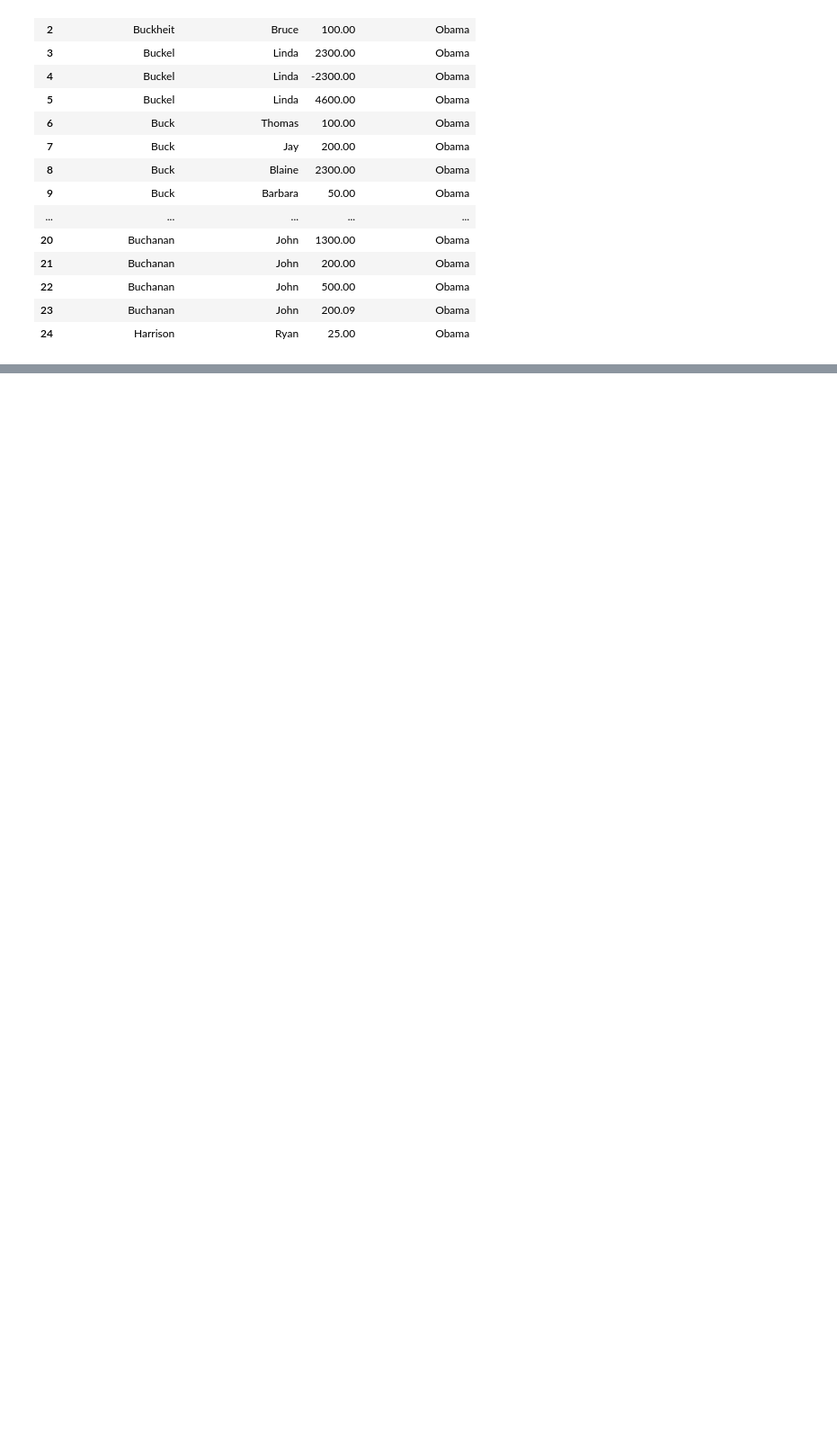
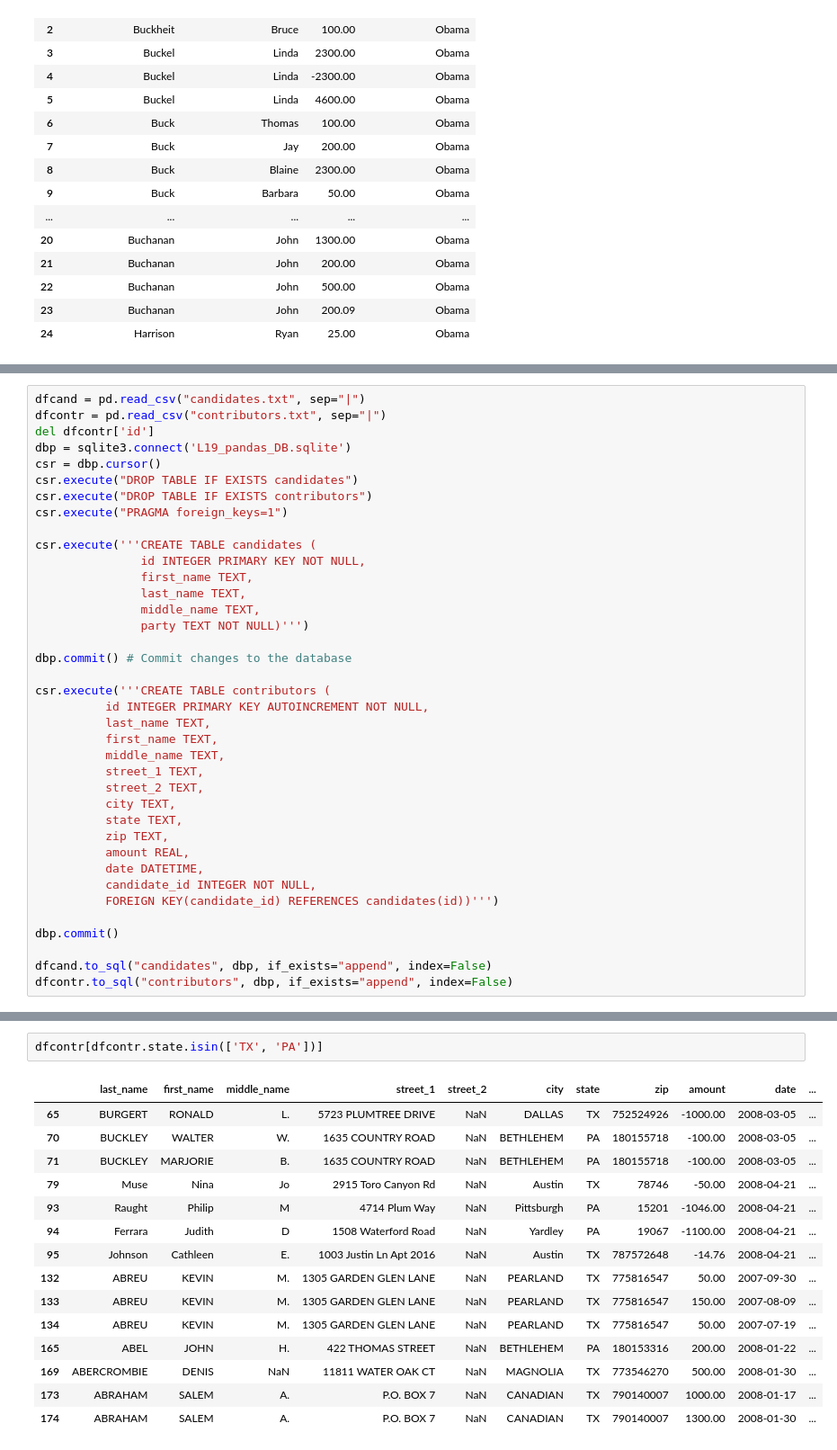
Before and after one commit to Hulalazz/cs207-F17, a Jupyter notebook: lectures/L19/L19-test.ipynb, the cells around one changed output, grey strips where cells are left out. Shown: that part at 90% size. Drawn from its saved outputs; the diff is of its cells as text; blank space fills up the shorter version.

Commit message:
Updates to L19.  Halfway through joins with pandas.

```diff
--- a/lectures/L19/L19-test.ipynb
+++ b/lectures/L19/L19-test.ipynb
@@ -548,0 +551,38 @@ viz_tables(["contributors.last_name", "contributors.first_name", "amount", "cand
+# %%
+dfcand = pd.read_csv("candidates.txt", sep="|")
+dfcontr = pd.read_csv("contributors.txt", sep="|")
+del dfcontr['id']
+dbp = sqlite3.connect('L19_pandas_DB.sqlite')
+csr = dbp.cursor()
+csr.execute("DROP TABLE IF EXISTS candidates")
+csr.execute("DROP TABLE IF EXISTS contributors")
+csr.execute("PRAGMA foreign_keys=1")
+
+csr.execute('''CREATE TABLE candidates (
+               id INTEGER PRIMARY KEY NOT NULL,
+               first_name TEXT,
+               last_name TEXT,
+               middle_name TEXT,
+               party TEXT NOT NULL)''')
+
+dbp.commit() # Commit changes to the database
+
+csr.execute('''CREATE TABLE contributors (
+          id INTEGER PRIMARY KEY AUTOINCREMENT NOT NULL,
+          last_name TEXT,
+          first_name TEXT,
+          middle_name TEXT,
+          street_1 TEXT,
+          street_2 TEXT,
+          city TEXT,
+          state TEXT,
+          zip TEXT,
+          amount REAL,
+          date DATETIME,
+          candidate_id INTEGER NOT NULL,
+          FOREIGN KEY(candidate_id) REFERENCES candidates(id))''')
+
+dbp.commit()
+
+dfcand.to_sql("candidates", dbp, if_exists="append", index=False)
+dfcontr.to_sql("contributors", dbp, if_exists="append", index=False)
@@ -548,0 +602,18 @@ viz_tables(["contributors.last_name", "contributors.first_name", "amount", "cand
+# %%
+dfcontr[dfcontr.state.isin(['TX', 'PA'])]
+# %% [output]
+|  | last_name | first_name | middle_name | street_1 | street_2 | city | state | zip | amount | date | ... |
+| 65 | BURGERT | RONALD | L. | 5723 PLUMTREE DRIVE | NaN | DALLAS | TX | 752524926 | -1000.00 | 2008-03-05 | ... |
+| 70 | BUCKLEY | WALTER | W. | 1635 COUNTRY ROAD | NaN | BETHLEHEM | PA | 180155718 | -100.00 | 2008-03-05 | ... |
+| 71 | BUCKLEY | MARJORIE | B. | 1635 COUNTRY ROAD | NaN | BETHLEHEM | PA | 180155718 | -100.00 | 2008-03-05 | ... |
+| 79 | Muse | Nina | Jo | 2915 Toro Canyon Rd | NaN | Austin | TX | 78746 | -50.00 | 2008-04-21 | ... |
+| 93 | Raught | Philip | M | 4714 Plum Way | NaN | Pittsburgh | PA | 15201 | -1046.00 | 2008-04-21 | ... |
+| 94 | Ferrara | Judith | D | 1508 Waterford Road | NaN | Yardley | PA | 19067 | -1100.00 | 2008-04-21 | ... |
+| 95 | Johnson | Cathleen | E. | 1003 Justin Ln Apt 2016 | NaN | Austin | TX | 787572648 | -14.76 | 2008-04-21 | ... |
+| 132 | ABREU | KEVIN | M. | 1305 GARDEN GLEN LANE | NaN | PEARLAND | TX | 775816547 | 50.00 | 2007-09-30 | ... |
+| 133 | ABREU | KEVIN | M. | 1305 GARDEN GLEN LANE | NaN | PEARLAND | TX | 775816547 | 150.00 | 2007-08-09 | ... |
+| 134 | ABREU | KEVIN | M. | 1305 GARDEN GLEN LANE | NaN | PEARLAND | TX | 775816547 | 50.00 | 2007-07-19 | ... |
+| 165 | ABEL | JOHN | H. | 422 THOMAS STREET | NaN | BETHLEHEM | PA | 180153316 | 200.00 | 2008-01-22 | ... |
+| 169 | ABERCROMBIE | DENIS | NaN | 11811 WATER OAK CT | NaN | MAGNOLIA | TX | 773546270 | 500.00 | 2008-01-30 | ... |
+| 173 | ABRAHAM | SALEM | A. | P.O. BOX 7 | NaN | CANADIAN | TX | 790140007 | 1000.00 | 2008-01-17 | ... |
+| 174 | ABRAHAM | SALEM | A. | P.O. BOX 7 | NaN | CANADIAN | TX | 790140007 | 1300.00 | 2008-01-30 | ... |
```
Also changed, not shown: parts of 4 cells of this notebook, 1 other file.
